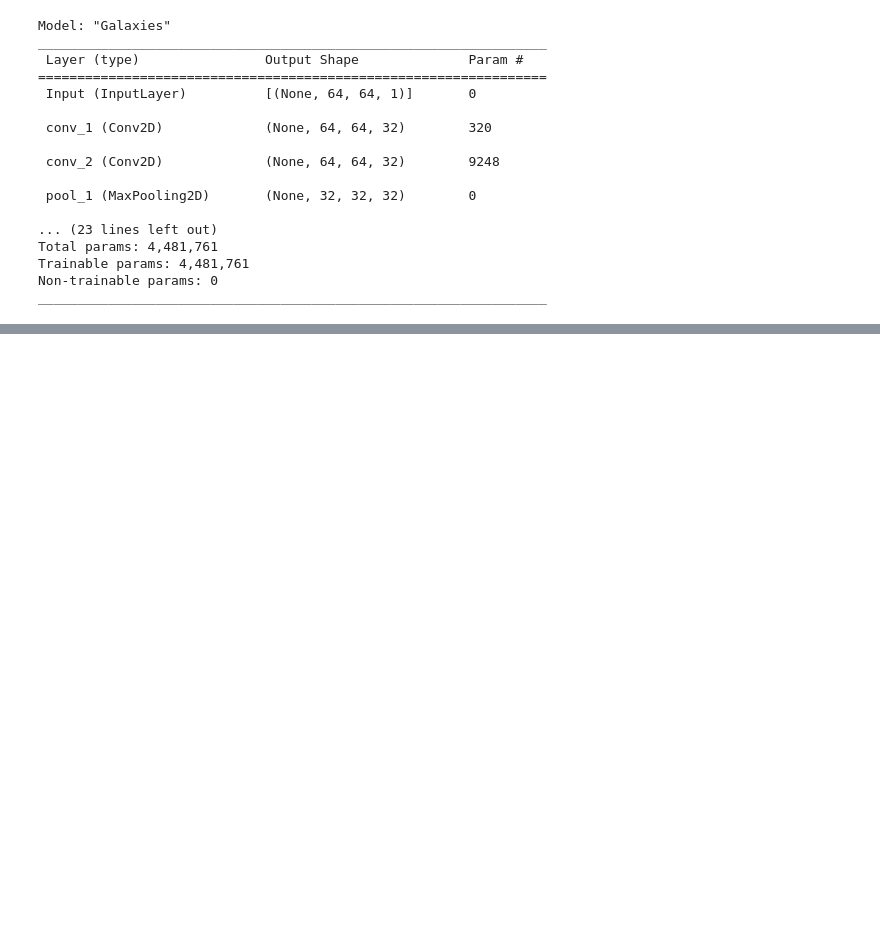
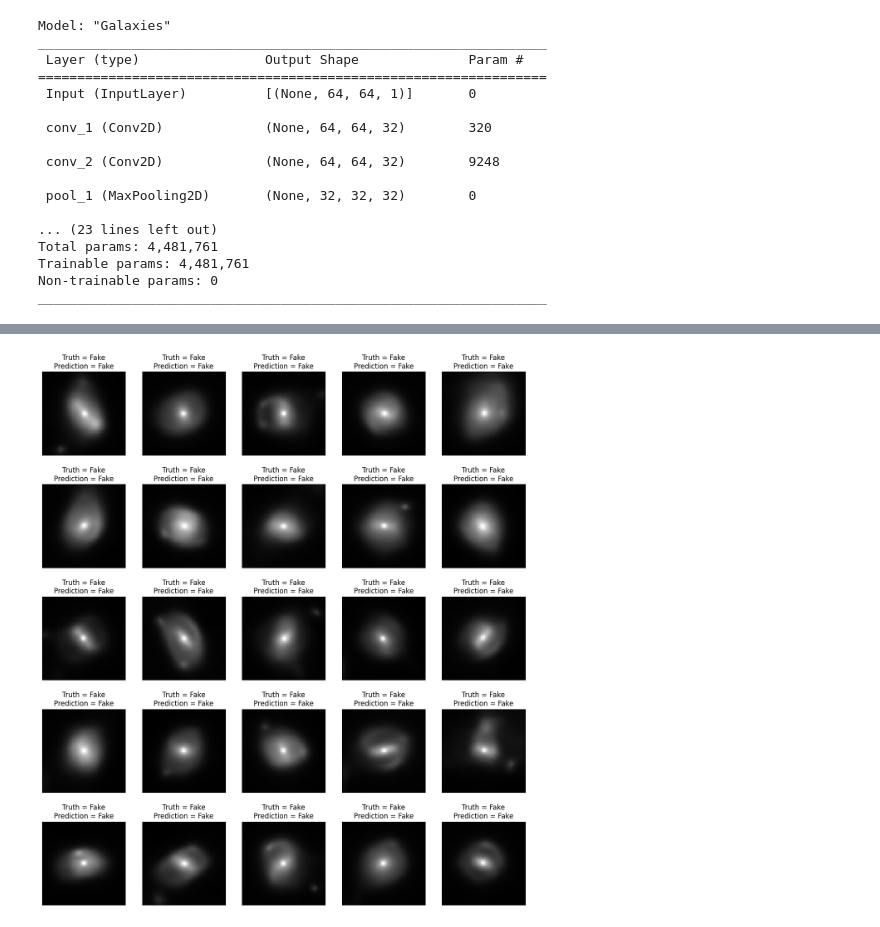
Before and after one commit to adheeb4/MLNN-Project-Group-20, a Jupyter notebook: Group_Project_Group_40.ipynb, the cells around one changed output, grey strips where cells are left out. Cells and saved outputs as stored; diff of their text form; code cells hidden in the pictures; blank space fills up the shorter version.

```diff
--- a/Group_Project_Group_40.ipynb
+++ b/Group_Project_Group_40.ipynb
@@ -180,19 +210,27 @@ plt.show()
 # %%
+
 class_names = list(val_gen.class_indices.keys())
 x_val, y_val = next(val_gen)
-# y_pred = model.predict(x_val)
-# threshold = 0.5
-# y_pred_label = np.where(y_pred >= threshold, 1, 0)
+y_pred = model.predict(x_val)
+y_pred_label = np.argmax(y_pred, axis=1)
 
 
 
-# f, ax = plt.subplots(5, 5, figsize=(15, 17))
-# ax = ax.flatten()
 
-# for i in range(25):
-#     ax[i].imshow(x_val[i, :, :, 0], cmap='gray')
-#     ax[i].set_title(f'Truth = {class_names[int(y_val[i])]}\nPrediction = {class_names[int(y_pred_label[i])]}')
-#     ax[i].set_xticks([])
-#     ax[i].set_yticks([])
+y_pred = model.predict(x_val)
+threshold = 0.5
+y_pred_label = np.where(y_pred >= threshold, 1, 0)
 
-# plt.show()
+
+
+f, ax = plt.subplots(5, 5, figsize=(15, 17))
+ax = ax.flatten()
+
+for i in range(25):
+    ax[i].imshow(x_val[i, :, :, 0], cmap='gray')
+    ax[i].set_title(f'Truth = {class_names[int(y_val[i])]}\nPrediction = {class_names[int(y_pred_label[i])]}')
+    ax[i].set_xticks([])
+    ax[i].set_yticks([])
+
+plt.show()
+# %% [output]
@@ -198,0 +239 @@ x_val, y_val = next(val_gen)
+[figure, added]
```
Also changed, not shown: parts of 8 cells of this notebook.
